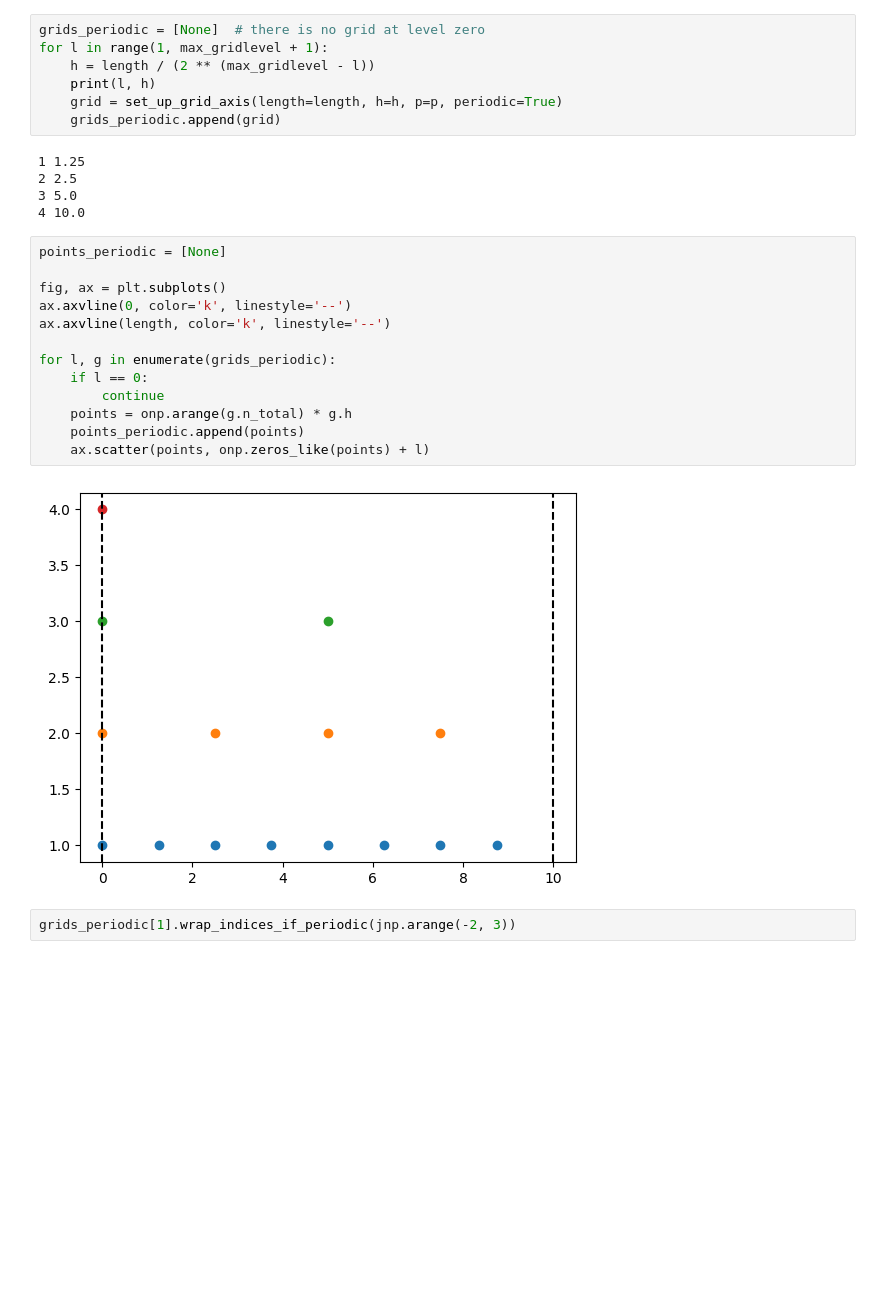
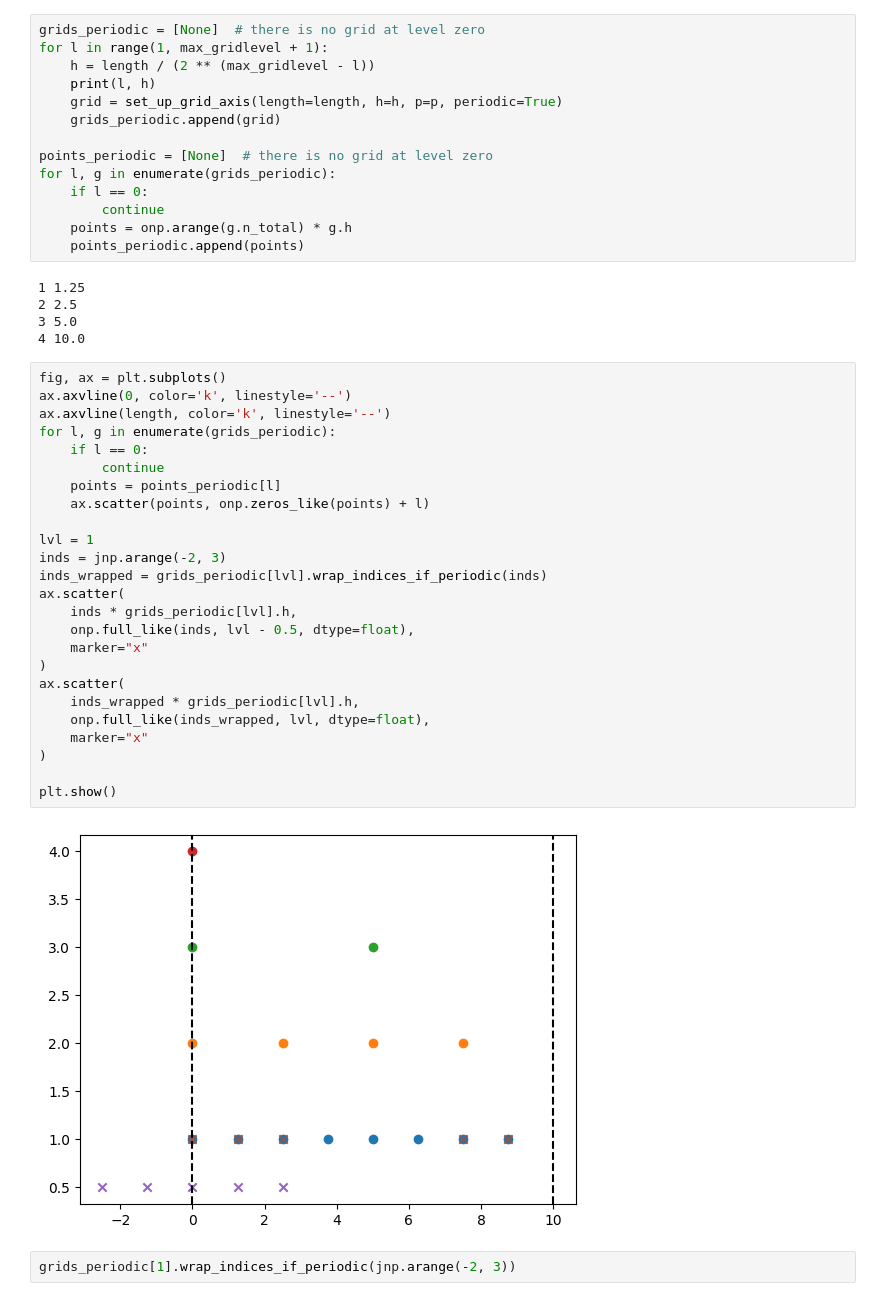
Before and after one commit to Madsen-s-research-group/msmjax, a Jupyter notebook: grid_ops_experiment/grid_ops_experiment.ipynb, the cells around one changed output. Cells and saved outputs as stored; diff of their text form; blank space fills up the shorter version.

Commit message:
WIP: continue PBCs

```diff
--- a/grid_ops_experiment/grid_ops_experiment.ipynb
+++ b/grid_ops_experiment/grid_ops_experiment.ipynb
@@ -691,26 +689,45 @@ for l in range(1, max_gridlevel + 1):
     print(l, h)
     grid = set_up_grid_axis(length=length, h=h, p=p, periodic=True)
     grids_periodic.append(grid)
+
+points_periodic = [None]  # there is no grid at level zero
+for l, g in enumerate(grids_periodic):
+    if l == 0:
+        continue
+    points = onp.arange(g.n_total) * g.h
+    points_periodic.append(points)
 # %% [output]
 1 1.25
 2 2.5
 3 5.0
 4 10.0
 # %%
-points_periodic = [None]
-
 fig, ax = plt.subplots()
 ax.axvline(0, color='k', linestyle='--')
 ax.axvline(length, color='k', linestyle='--')
-
 for l, g in enumerate(grids_periodic):
     if l == 0:
         continue
-    points = onp.arange(g.n_total) * g.h
-    points_periodic.append(points)
+    points = points_periodic[l]
     ax.scatter(points, onp.zeros_like(points) + l)
+
+lvl = 1
+inds = jnp.arange(-2, 3)
+inds_wrapped = grids_periodic[lvl].wrap_indices_if_periodic(inds)
+ax.scatter(
+    inds * grids_periodic[lvl].h,
+    onp.full_like(inds, lvl - 0.5, dtype=float),
+    marker="x"
+)
+ax.scatter(
+    inds_wrapped * grids_periodic[lvl].h,
+    onp.full_like(inds_wrapped, lvl, dtype=float),
+    marker="x"
+)
+
+plt.show()
 # %% [output]
-[figure, old version]
+[figure, new version]
 # %%
 grids_periodic[1].wrap_indices_if_periodic(jnp.arange(-2, 3))
 # %% [output]
```
Also changed, not shown: parts of 7 cells of this notebook, 1 other file.
